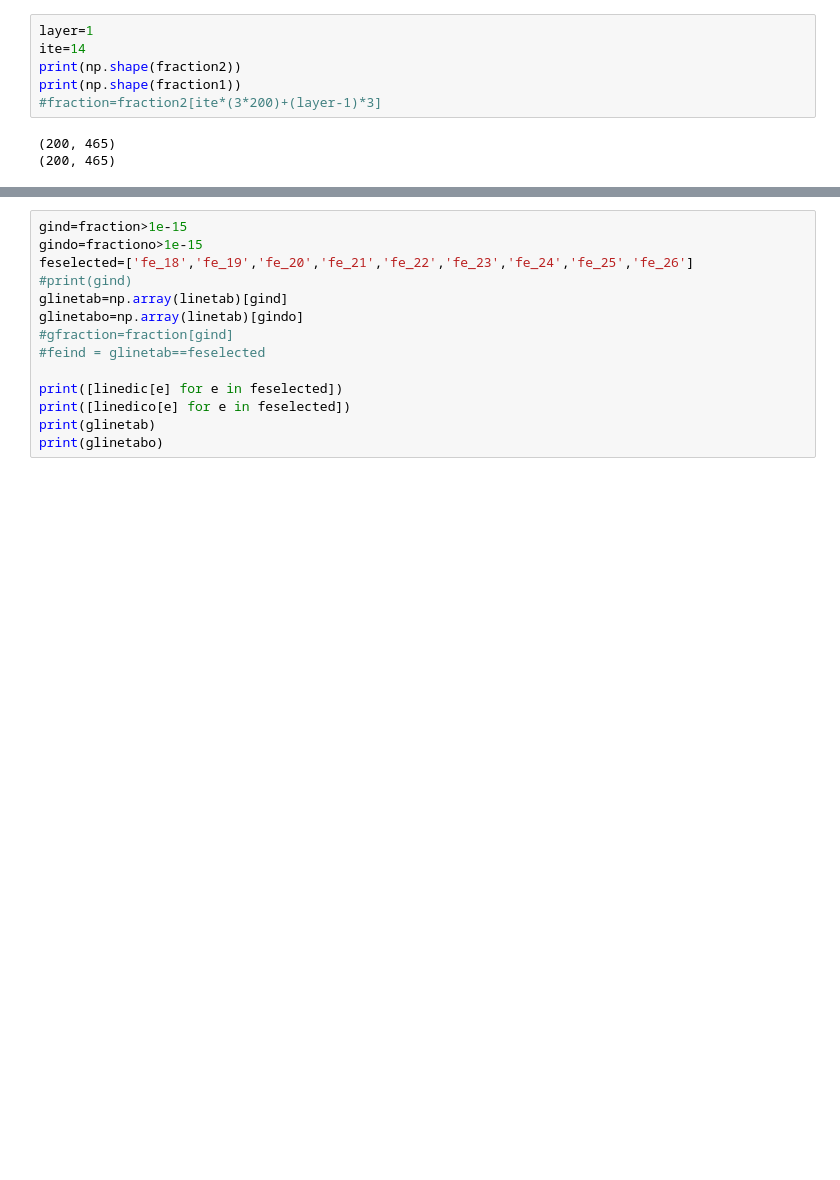
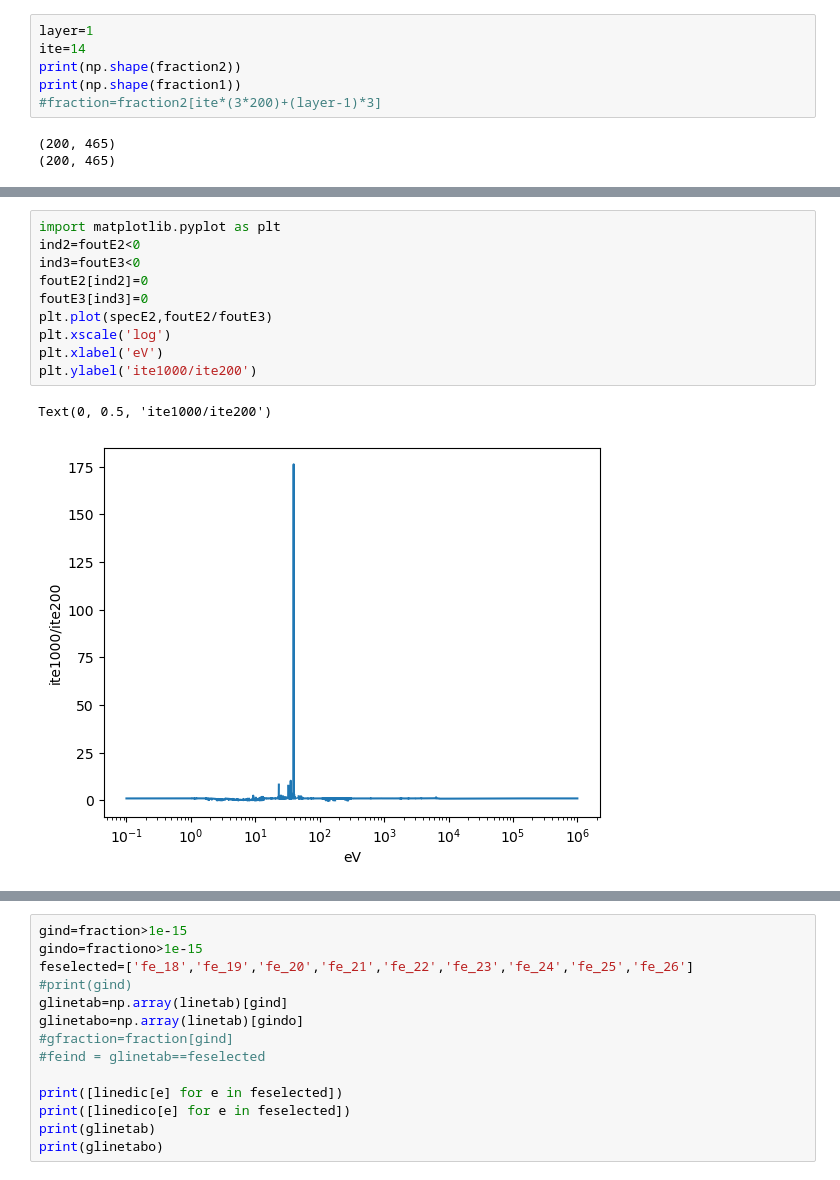
Before and after one commit to yuanzeding/XILLVER_HDtestset, a Jupyter notebook: mytest.ipynb, the cells around one changed output, grey strips where cells are left out. Saved outputs shown, nothing was run; the diff lists cells and outputs as text; blank space fills up the shorter version.

```diff
--- a/mytest.ipynb
+++ b/mytest.ipynb
@@ -256,0 +318,13 @@ print(np.shape(fraction1))
+# %%
+import matplotlib.pyplot as plt
+ind2=foutE2<0
+ind3=foutE3<0
+foutE2[ind2]=0
+foutE3[ind3]=0
+plt.plot(specE2,foutE2/foutE3)
+plt.xscale('log')
+plt.xlabel('eV')
+plt.ylabel('ite1000/ite200')
+# %% [output]
+Text(0, 0.5, 'ite1000/ite200')
+[figure, added]
```
Also changed, not shown: parts of 23 cells of this notebook, 3 other files.
